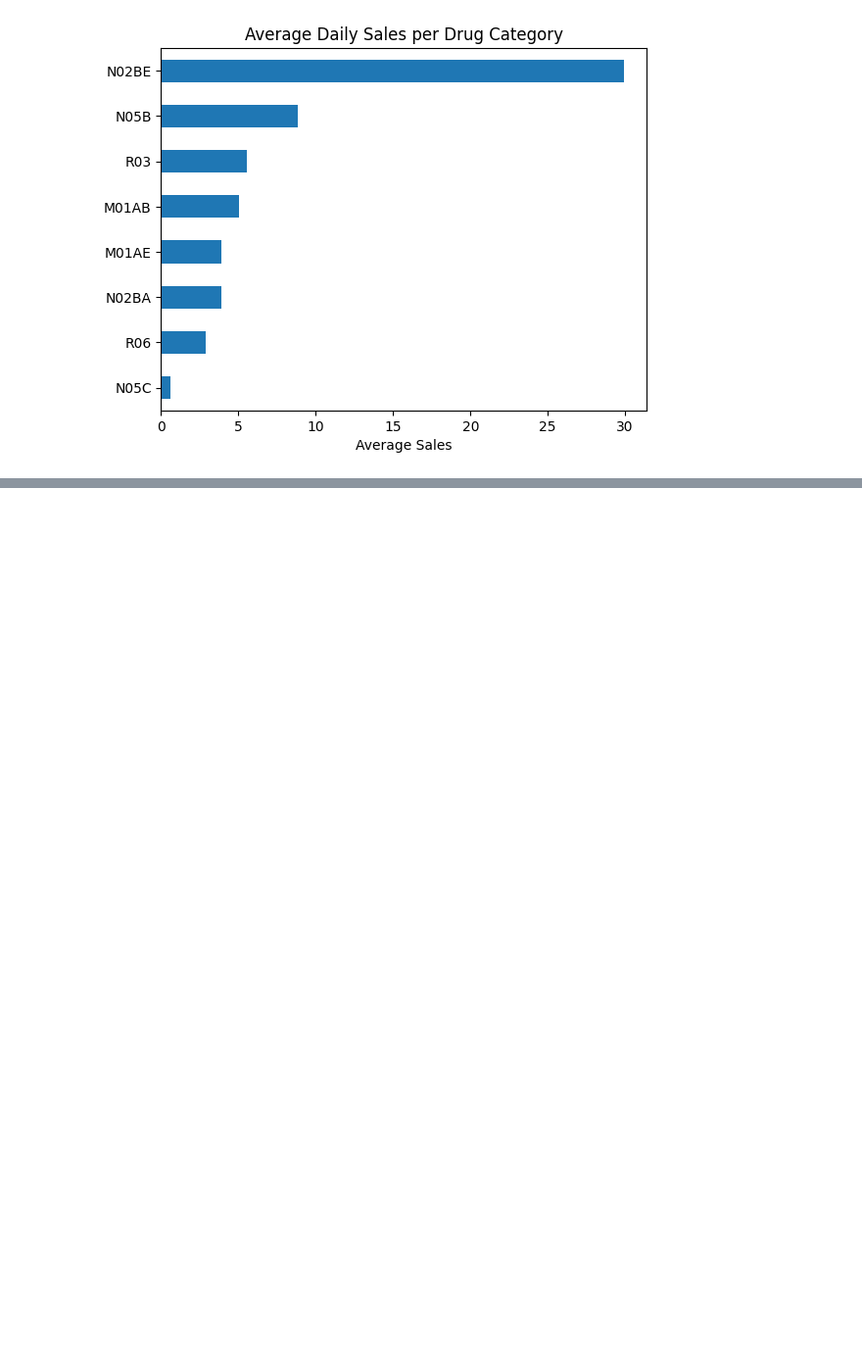
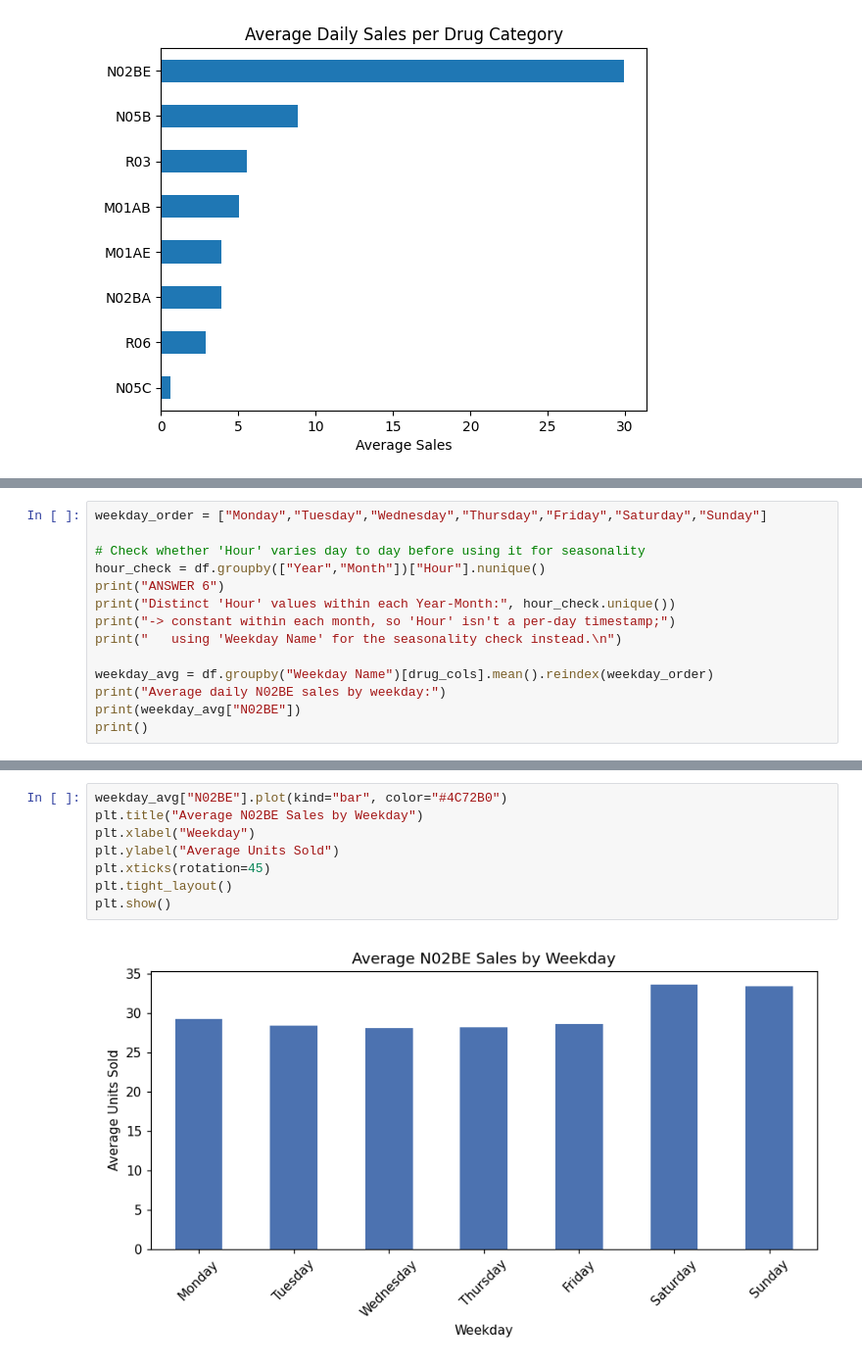
Before and after one commit to diti39/Project-Data-Analysis-Visualization, a Jupyter notebook: Analysing-pharmaceutical-sales-data/Analysing-pharmaceutical-sales-data.ipynb, the cells around one changed output, grey strips where cells are left out. Shown at 98% size. Cells and saved outputs as stored; diff of their text form; blank space fills up the shorter version.

```diff
--- a/Analysing-pharmaceutical-sales-data/Analysing-pharmaceutical-sales-data.ipynb
+++ b/Analysing-pharmaceutical-sales-data/Analysing-pharmaceutical-sales-data.ipynb
@@ -157,0 +194,14 @@ dtype: float64
+# %%
+weekday_order = ["Monday","Tuesday","Wednesday","Thursday","Friday","Saturday","Sunday"]
+
+# Check whether 'Hour' varies day to day before using it for seasonality
+hour_check = df.groupby(["Year","Month"])["Hour"].nunique()
+print("ANSWER 6")
+print("Distinct 'Hour' values within each Year-Month:", hour_check.unique())
+print("-> constant within each month, so 'Hour' isn't a per-day timestamp;")
+print("   using 'Weekday Name' for the seasonality check instead.\n")
+
+weekday_avg = df.groupby("Weekday Name")[drug_cols].mean().reindex(weekday_order)
+print("Average daily N02BE sales by weekday:")
+print(weekday_avg["N02BE"])
+print()
@@ -157,0 +224,10 @@ dtype: float64
+# %%
+weekday_avg["N02BE"].plot(kind="bar", color="#4C72B0")
+plt.title("Average N02BE Sales by Weekday")
+plt.xlabel("Weekday")
+plt.ylabel("Average Units Sold")
+plt.xticks(rotation=45)
+plt.tight_layout()
+plt.show()
+# %% [output]
+[figure, added]
```
Also changed, not shown: parts of 20 cells of this notebook.
